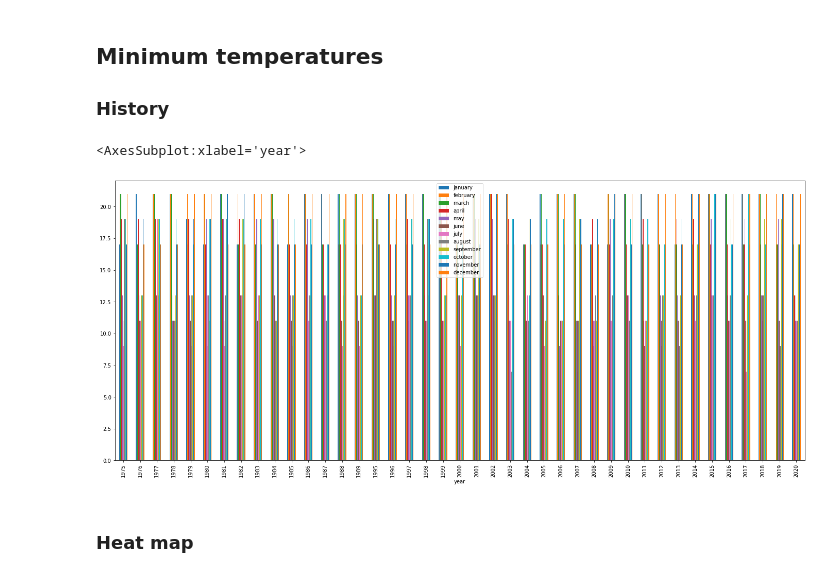
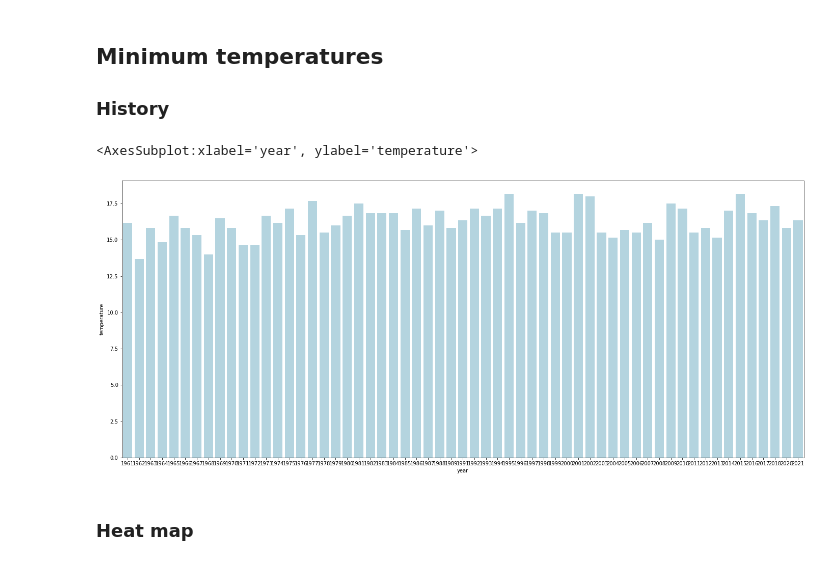
Before and after one commit to gustapinto/data_anything, a Jupyter notebook: src/leme_climate_history/Leme climate history.ipynb, the cells around one changed output. Saved outputs shown, nothing was run; the diff lists cells and outputs as text; code cells hidden in the pictures.

```diff
--- a/src/leme_climate_history/Leme climate history.ipynb
+++ b/src/leme_climate_history/Leme climate history.ipynb
@@ -41,10 +48,15 @@ sbn.heatmap(max_temp_data_frame, linewidths=.5, cmap='Reds')
 ## Minimum temperatures
 
 ### History
-# %%
-min_temp_data_frame.plot(kind='bar')
-# %% [output]
-<AxesSubplot:xlabel='year'>
-[figure, removed]
+# %%
+avg_df = min_temp_data_frame.drop(labels=['year', 'kind'], axis=1) \
+                            .mean(axis=1) \
+                            .to_frame('temperature')
+avg_df['year'] = min_temp_data_frame['year']
+
+sbn.barplot(data=avg_df, x='year', y='temperature', color='lightblue')
+# %% [output]
+<AxesSubplot:xlabel='year', ylabel='temperature'>
+[figure, added]
 # %% [markdown]
 ### Heat map
```
Also changed, not shown: parts of 7 cells of this notebook.
